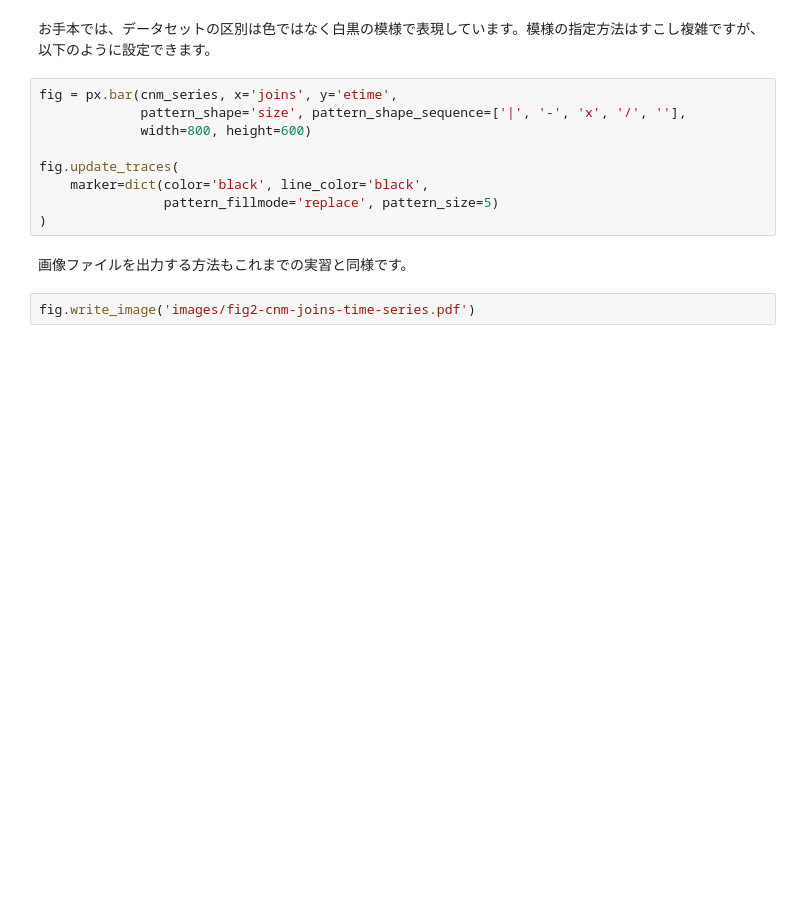
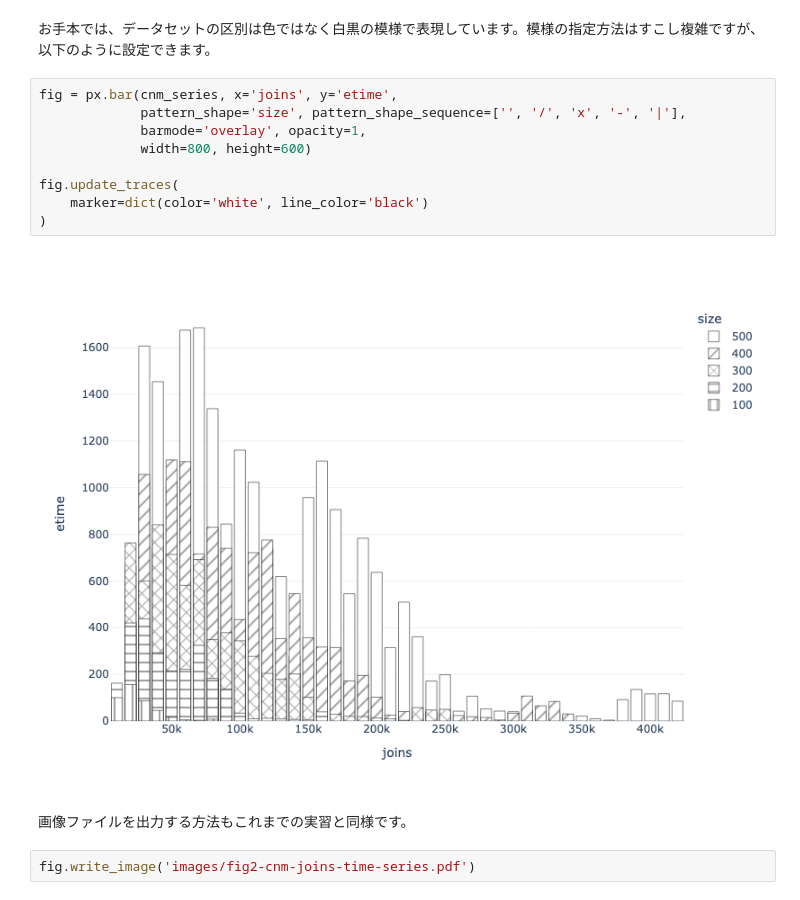
Before and after one commit to wakita/il2024-data, a Jupyter notebook: content/ex-bar-charts.ipynb, the cells around one changed output. Saved outputs shown, nothing was run; the diff lists cells and outputs as text; blank space fills up the shorter version.

```diff
--- a/content/ex-bar-charts.ipynb
+++ b/content/ex-bar-charts.ipynb
@@ -32,13 +53,15 @@ px.bar(cnm_series, x='joins', y='etime', color='size')
 お手本では、データセットの区別は色ではなく白黒の模様で表現しています。模様の指定方法はすこし複雑ですが、以下のように設定できます。
 # %%
 fig = px.bar(cnm_series, x='joins', y='etime',
-             pattern_shape='size', pattern_shape_sequence=['|', '-', 'x', '/', ''],
+             pattern_shape='size', pattern_shape_sequence=['', '/', 'x', '-', '|'],
+             barmode='overlay', opacity=1,
              width=800, height=600)
 
 fig.update_traces(
-    marker=dict(color='black', line_color='black',
-                pattern_fillmode='replace', pattern_size=5)
+    marker=dict(color='white', line_color='black')
 )
+# %% [output]
+[figure, added]
 # %% [markdown]
 画像ファイルを出力する方法もこれまでの実習と同様です。
 # %%
```
Also changed, not shown: parts of 3 cells of this notebook, 1 other file.
